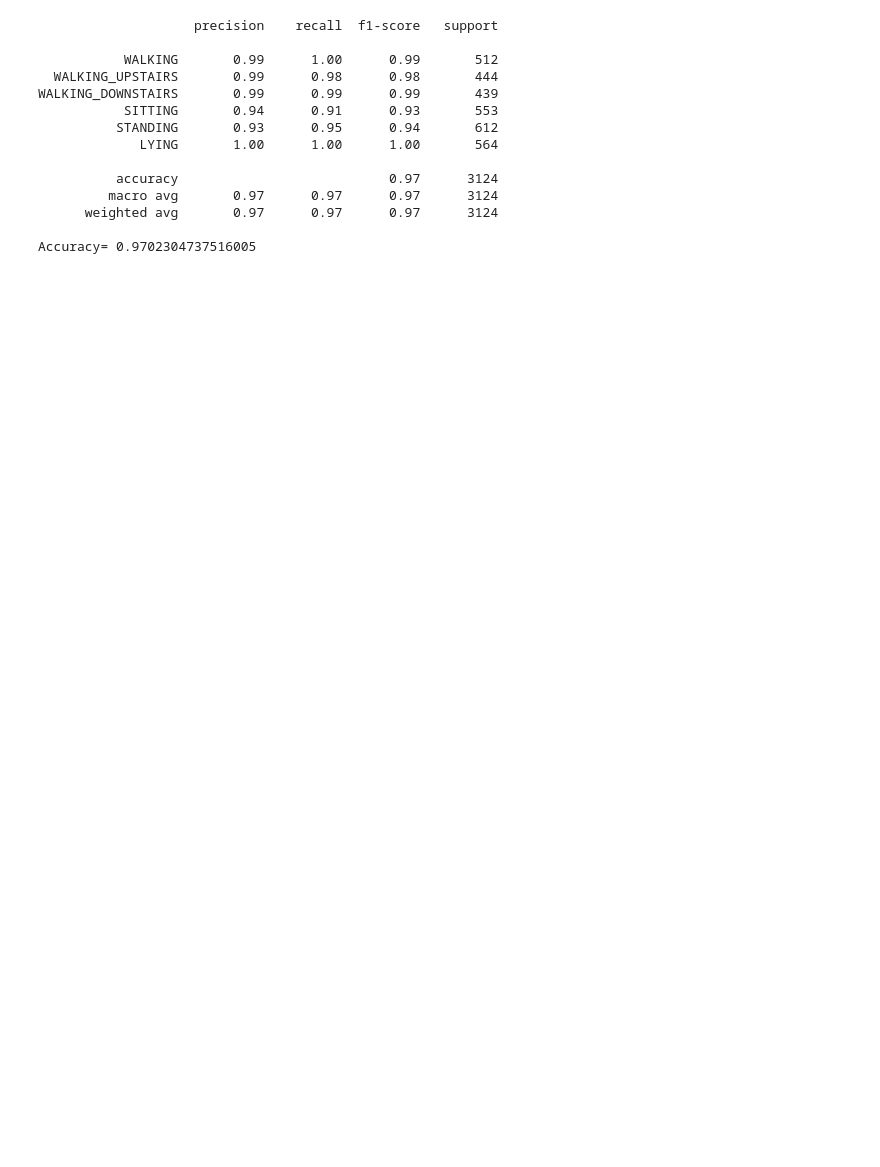
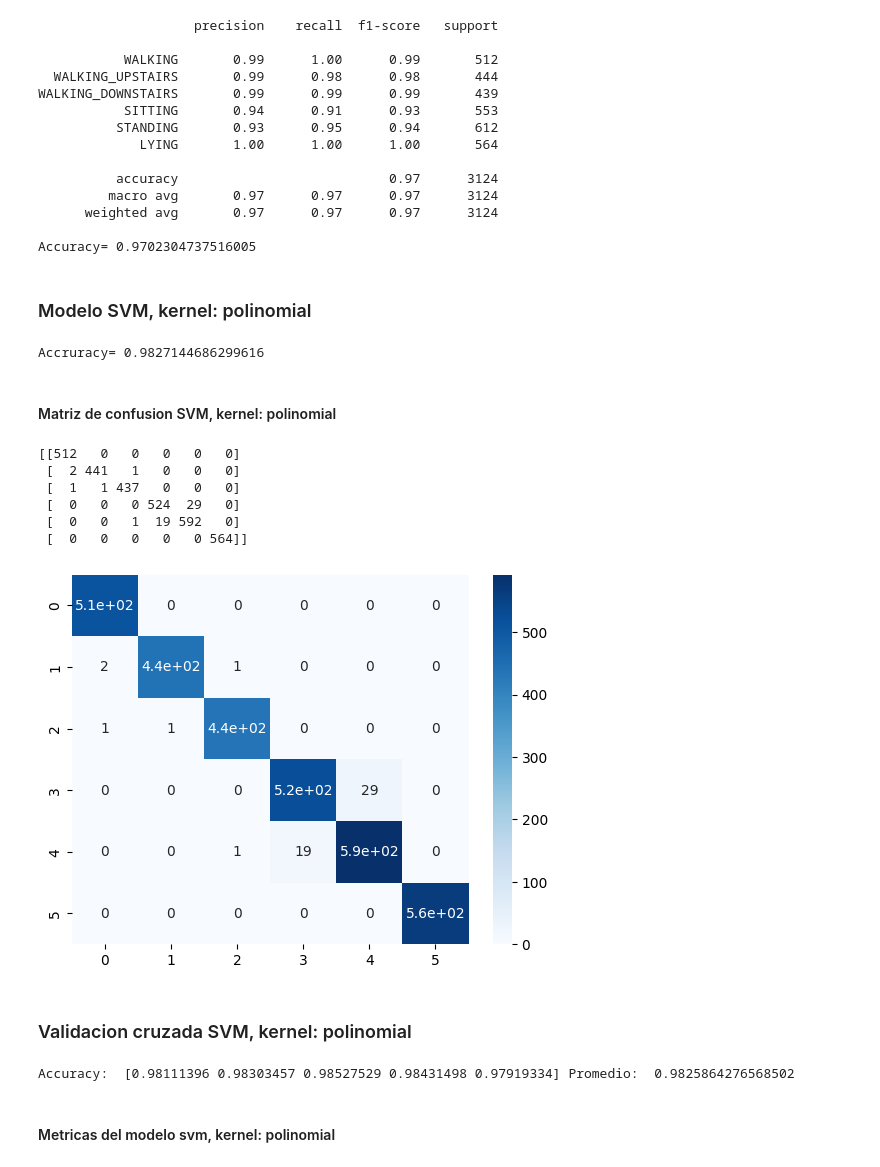
Before and after one commit to Jmanuel2099/Machine-learning-Human-Activity-Recognition, a Jupyter notebook: SVM.ipynb, the cells around one changed output. Saved outputs shown, nothing was run; the diff lists cells and outputs as text; code cells hidden in the pictures; blank space fills up the shorter version.

```diff
--- a/SVM.ipynb
+++ b/SVM.ipynb
@@ -179,8 +179,8 @@ from sklearn.svm import SVC
 from sklearn import metrics
 
 # hacemos el modelo con el kernel rbf
-modelo_svc=SVC(kernel='rbf')
-modelo_svc.fit(X_train,Y_train)
-y_predict=modelo_svc.predict(X_test)
+modelo_svc_rbf=SVC(kernel='rbf')
+modelo_svc_rbf.fit(X_train,Y_train)
+y_predict=modelo_svc_rbf.predict(X_test)
 # print("Accruracy=",metrics.accuracy_score(Y_test,y_predict))
 # %% [markdown]
@@ -226,3 +238,43 @@ WALKING_DOWNSTAIRS       0.99      0.99      0.99       439
       weighted avg       0.97      0.97      0.97      3124
 
 Accuracy= 0.9702304737516005
+# %% [markdown]
+### Modelo SVM, kernel: polinomial
+# %%
+modelo_svc_poly=SVC(kernel='poly')
+modelo_svc_poly.fit(X_train,Y_train)
+y_predict=modelo_svc_poly.predict(X_test)
+print("Accruracy=",metrics.accuracy_score(Y_test,y_predict))
+# %% [output]
+Accruracy= 0.9827144686299616
+# %% [markdown]
+#### Matriz de confusion SVM, kernel: polinomial
+# %%
+from sklearn.metrics import confusion_matrix
+
+
+matriz=confusion_matrix(Y_test,y_predict)
+sb.heatmap(matriz,annot=True,cmap="Blues")
+print(matriz)
+# %% [output]
+[[512   0   0   0   0   0]
+ [  2 441   1   0   0   0]
+ [  1   1 437   0   0   0]
+ [  0   0   0 524  29   0]
+ [  0   0   1  19 592   0]
+ [  0   0   0   0   0 564]]
+[figure, added]
+# %% [markdown]
+### Validacion cruzada SVM, kernel: polinomial
+# %%
+from sklearn.model_selection import cross_val_score
+from sklearn.model_selection import StratifiedShuffleSplit
+
+# indico que se tiene que hacer 5 iteracion y una particion de 70-30
+cv = StratifiedShuffleSplit(n_splits=5, test_size=0.3, random_state=42)
+score_accuracy = cross_val_score(modelo_svc_poly, X, Y, cv=cv, scoring='accuracy')
+print("Accuracy: ", score_accuracy, "Promedio: ", score_accuracy.mean())
+# %% [output]
+Accuracy:  [0.98111396 0.98303457 0.98527529 0.98431498 0.97919334] Promedio:  0.9825864276568502
+# %% [markdown]
+#### Metricas del modelo svm, kernel: polinomial
```
Also changed, not shown: parts of 8 cells of this notebook, 1 other file.
